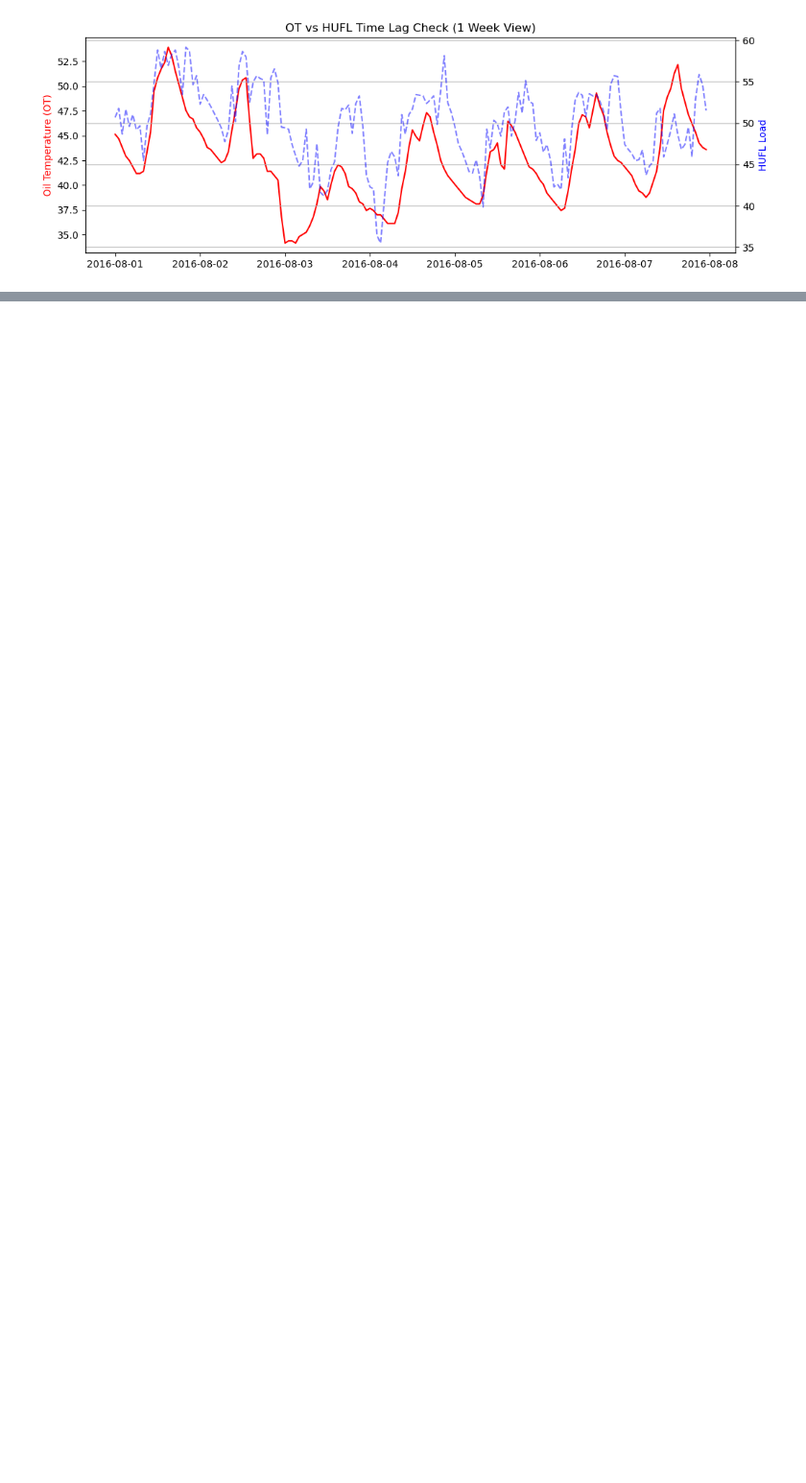
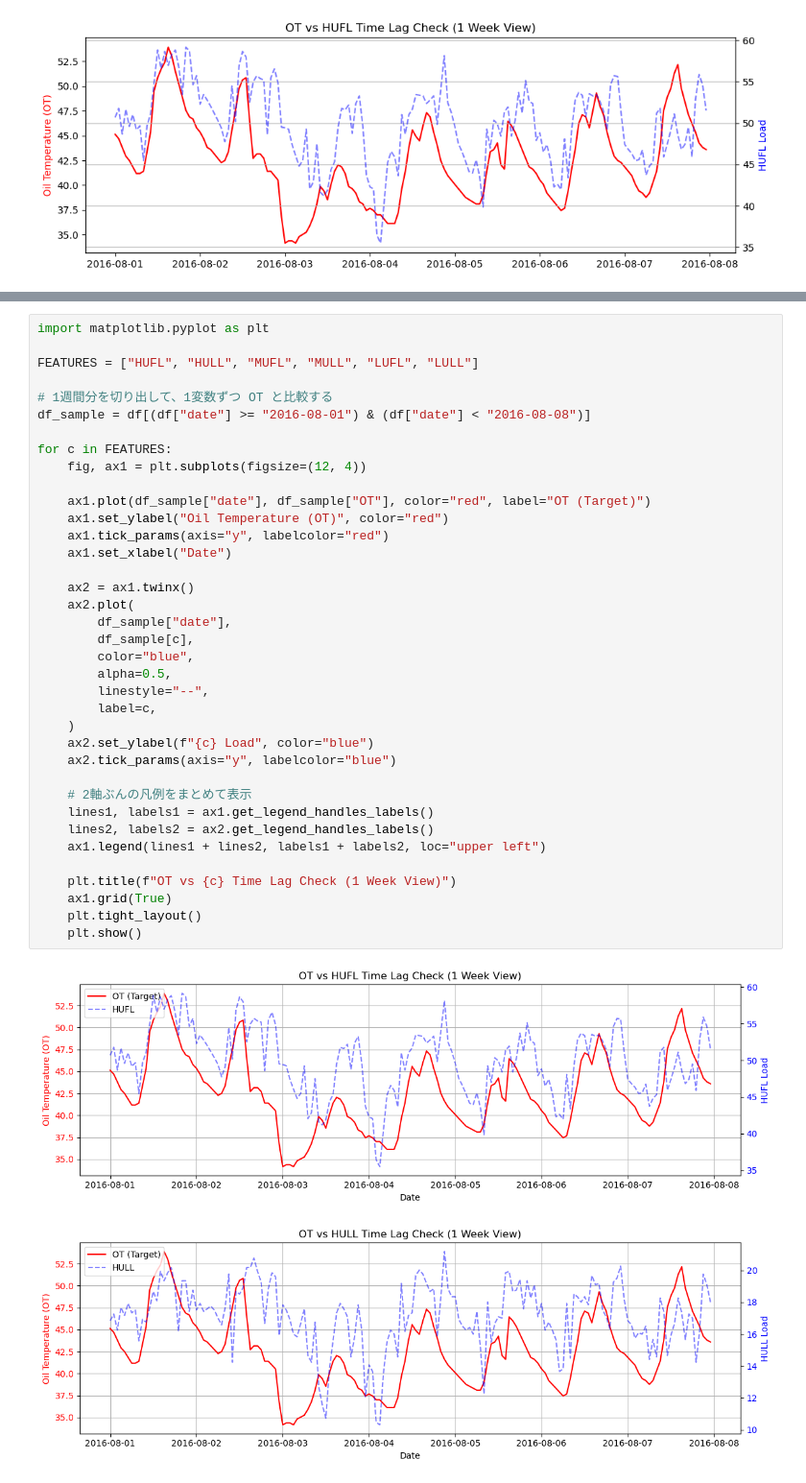
Before and after one commit to 1F10230292/ML_enginer_test, a Jupyter notebook: eda-2.ipynb, the cells around one changed output, grey strips where cells are left out. Shown at 96% size. Cells and saved outputs as stored; diff of their text form; blank space fills up the shorter version.

```diff
--- a/eda-2.ipynb
+++ b/eda-2.ipynb
@@ -346,0 +353,40 @@ plt.show()
+# %%
+import matplotlib.pyplot as plt
+
+FEATURES = ["HUFL", "HULL", "MUFL", "MULL", "LUFL", "LULL"]
+
+# 1週間分を切り出して、1変数ずつ OT と比較する
+df_sample = df[(df["date"] >= "2016-08-01") & (df["date"] < "2016-08-08")]
+
+for c in FEATURES:
+    fig, ax1 = plt.subplots(figsize=(12, 4))
+
+    ax1.plot(df_sample["date"], df_sample["OT"], color="red", label="OT (Target)")
+    ax1.set_ylabel("Oil Temperature (OT)", color="red")
+    ax1.tick_params(axis="y", labelcolor="red")
+    ax1.set_xlabel("Date")
+
+    ax2 = ax1.twinx()
+    ax2.plot(
+        df_sample["date"],
+        df_sample[c],
+        color="blue",
+        alpha=0.5,
+        linestyle="--",
+        label=c,
+    )
+    ax2.set_ylabel(f"{c} Load", color="blue")
+    ax2.tick_params(axis="y", labelcolor="blue")
+
+    # 2軸ぶんの凡例をまとめて表示
+    lines1, labels1 = ax1.get_legend_handles_labels()
+    lines2, labels2 = ax2.get_legend_handles_labels()
+    ax1.legend(lines1 + lines2, labels1 + labels2, loc="upper left")
+
+    plt.title(f"OT vs {c} Time Lag Check (1 Week View)")
+    ax1.grid(True)
+    plt.tight_layout()
+    plt.show()
+# %% [output]
+[figure, added]
+[figure, added]
```
Also changed, not shown: parts of 9 cells of this notebook, 50 other files.
